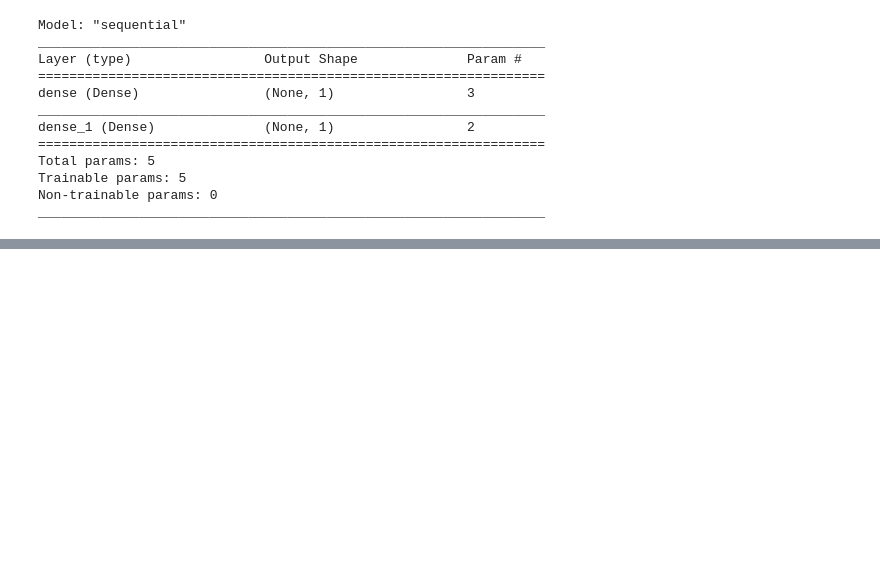
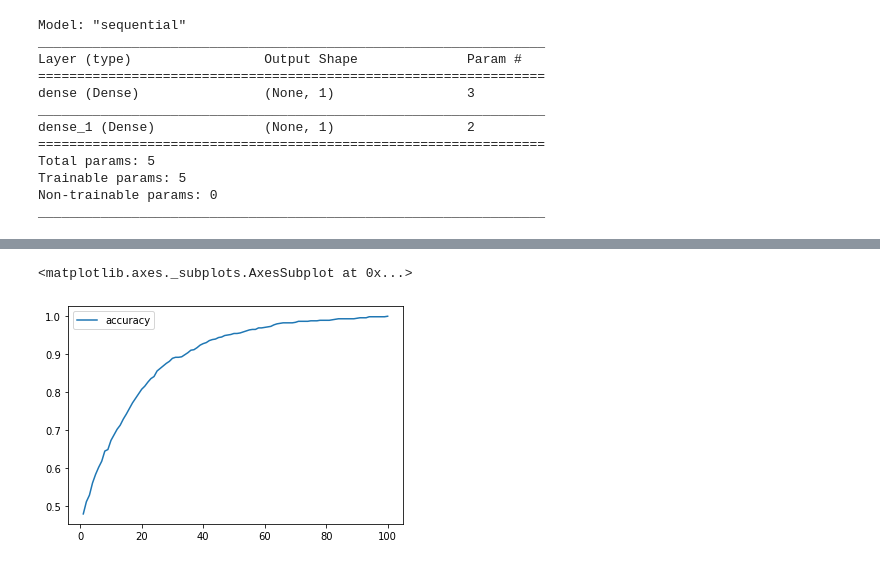
Before and after one commit to ArchanaRohilla/neural_networks, a Jupyter notebook: neural_network_practice.ipynb, the cells around one changed output, grey strips where cells are left out. Saved outputs shown, nothing was run; the diff lists cells and outputs as text; code cells hidden in the pictures; blank space fills up the shorter version.

```diff
--- a/neural_network_practice.ipynb
+++ b/neural_network_practice.ipynb
@@ -62,0 +93,6 @@ nn_model.compile(loss="binary_crossentropy", optimizer="adam", metrics=["accurac
+# %%
+# Plot the accuracy
+history_df.plot(y="accuracy")
+# %% [output]
+<matplotlib.axes._subplots.AxesSubplot at 0x...>
+[figure, added]
```
Also changed, not shown: parts of 4 cells of this notebook.
